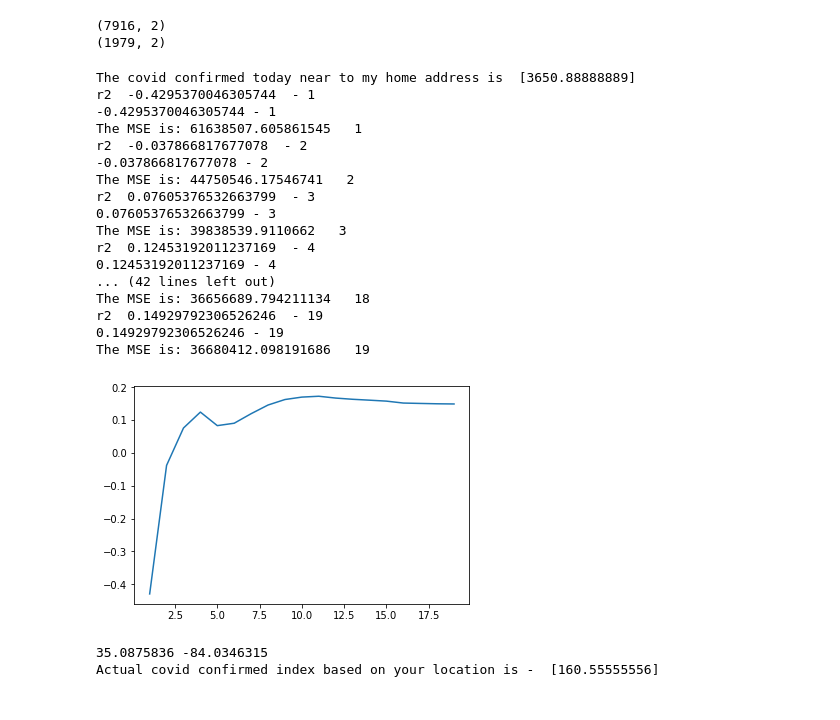
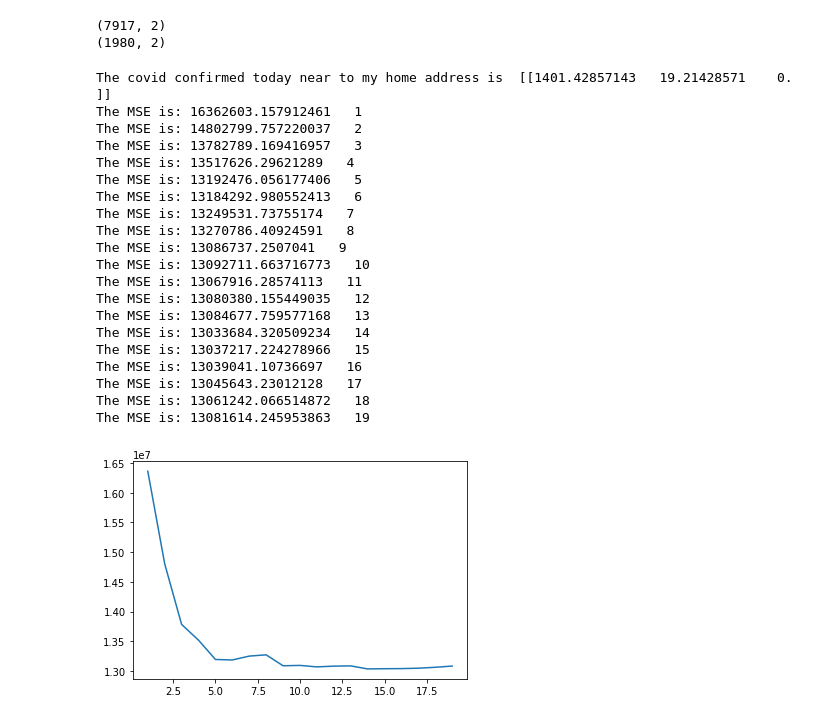
Before and after one commit to SupriyaChinthakuntla/KDD, a Jupyter notebook: KNNAlgToPredictCovidBasedOnGeoLocation.ipynb, the cells around one changed output. Cells and saved outputs as stored; diff of their text form; code cells hidden in the pictures.

Commit message:
Add files via upload
Updated code to show deaths and active rates and also fixed errors on MSE calculation and set neighbours to 11

```diff
--- a/KNNAlgToPredictCovidBasedOnGeoLocation.ipynb
+++ b/KNNAlgToPredictCovidBasedOnGeoLocation.ipynb
@@ -16,8 +16,8 @@ import json
 data_json=requests.get(url = 'https://www.trackcorona.live/api/cities').json()
 df_states = pd.read_json(json.dumps(data_json['data']))
 print(df_states)
-#df_states_needed = df_states[['latitude','longitude','confirmed','dead', 'recovered']]
-df_states_needed = df_states[['latitude','longitude','confirmed']]
+df_states_needed = df_states[['latitude','longitude','confirmed','dead', 'recovered']]
+#df_states_needed = df_states[['latitude','longitude','confirmed']]
 #df_covid_current_states = pd.read_json(d)
 df_states_needed.head()
 # %% [output]
@@ -47,65 +47,51 @@ df_states_needed.head()
 # %%
 from sklearn.model_selection import train_test_split
 X=df_states_needed[['latitude','longitude']]
-y=df_states_needed['confirmed']
+#y=df_states_needed['confirmed']
+y=df_states_needed[['confirmed','dead','recovered']].fillna(0)
 X_train,X_test,y_train,y_test = train_test_split(X,y,test_size=0.2)
 print(X_train.shape)
 print(X_test.shape)
 # %% [output]
-(7916, 2)
-(1979, 2)
+(7917, 2)
+(1980, 2)
 # %%
 from sklearn.neighbors import KNeighborsRegressor
 from sklearn.metrics import mean_squared_error
 from sklearn import metrics
-knnr = KNeighborsRegressor(n_neighbors = 9)
+from sklearn.model_selection import GridSearchCV
+knnr = KNeighborsRegressor(n_neighbors = 14)
 knnr.fit(X_train, y_train)
 a=[]
-b=[]
-print("The covid confirmed today near to my home address is " , knnr.predict([[35.34,-80.62]]))
+c=[]
 for n_value in  range(1,20):
-    knnr = KNeighborsRegressor(n_neighbors = n_value)
+    knnr = KNeighborsRegressor(n_neighbors = n_value,weights='distance',p=2)
     knnr.fit(X_train, y_train)
     a.append(n_value)
-    b.append(sklearn.metrics.r2_score(y_test,knnr.predict(X_test)))
     #plt.scatter(x=n_value,y=format(np.power(y_test-knnr.predict(X_test),2).mean()),s=60,c='red')
-    print("r2 ", sklearn.metrics.r2_score(y_test,knnr.predict(X_test))," -",n_value)
-    print(knnr.score(X_test,y_test), "-", n_value)
-
-
     print ("The MSE is:",mean_squared_error(y_test,knnr.predict(X_test))," ",n_value)
-plt.plot(a,b)
+    c.append(mean_squared_error(y_test,knnr.predict(X_test)))
+plt.plot(a,c)
 plt.show()
 # %% [output]
-The covid confirmed today near to my home address is  [3650.88888889]
-r2  -0.4295370046305744  - 1
--0.4295370046305744 - 1
-The MSE is: 61638507.605861545   1
-r2  -0.037866817677078  - 2
--0.037866817677078 - 2
-The MSE is: 44750546.17546741   2
-r2  0.07605376532663799  - 3
-0.07605376532663799 - 3
-The MSE is: 39838539.9110662   3
-r2  0.12453192011237169  - 4
-0.12453192011237169 - 4
-... (42 lines left out)
-The MSE is: 36656689.794211134   18
-r2  0.14929792306526246  - 19
-0.14929792306526246 - 19
-The MSE is: 36680412.098191686   19
+The covid confirmed today near to my home address is  [[1401.42857143   19.21428571    0.        ]]
+The MSE is: 16362603.157912461   1
+The MSE is: 14802799.757220037   2
+The MSE is: 13782789.169416957   3
+The MSE is: 13517626.29621289   4
+The MSE is: 13192476.056177406   5
+The MSE is: 13184292.980552413   6
+The MSE is: 13249531.73755174   7
+The MSE is: 13270786.40924591   8
+The MSE is: 13086737.2507041   9
+The MSE is: 13092711.663716773   10
+The MSE is: 13067916.28574113   11
+The MSE is: 13080380.155449035   12
+The MSE is: 13084677.759577168   13
+The MSE is: 13033684.320509234   14
+The MSE is: 13037217.224278966   15
+The MSE is: 13039041.10736697   16
+The MSE is: 13045643.23012128   17
+The MSE is: 13061242.066514872   18
+The MSE is: 13081614.245953863   19
-[figure, old version]
+[figure, new version]
-# %%
-addressSearch = "murphy 28906"
-
-from sklearn.neighbors import KNeighborsRegressor
-from geopy.geocoders import Nominatim
-geolocator = Nominatim(user_agent="addresscodingLatLong")
-location = geolocator.geocode(addressSearch)
-knnr = KNeighborsRegressor(n_neighbors = 9)
-knnr.fit(X_train, y_train)
-print(location.latitude,location.longitude)
-print("Actual covid confirmed index based on your location is - ", knnr.predict([[location.latitude,location.longitude]]))
-# %% [output]
-35.0875836 -84.0346315
-Actual covid confirmed index based on your location is -  [160.55555556]
```
Also changed, not shown: parts of 3 cells of this notebook.
